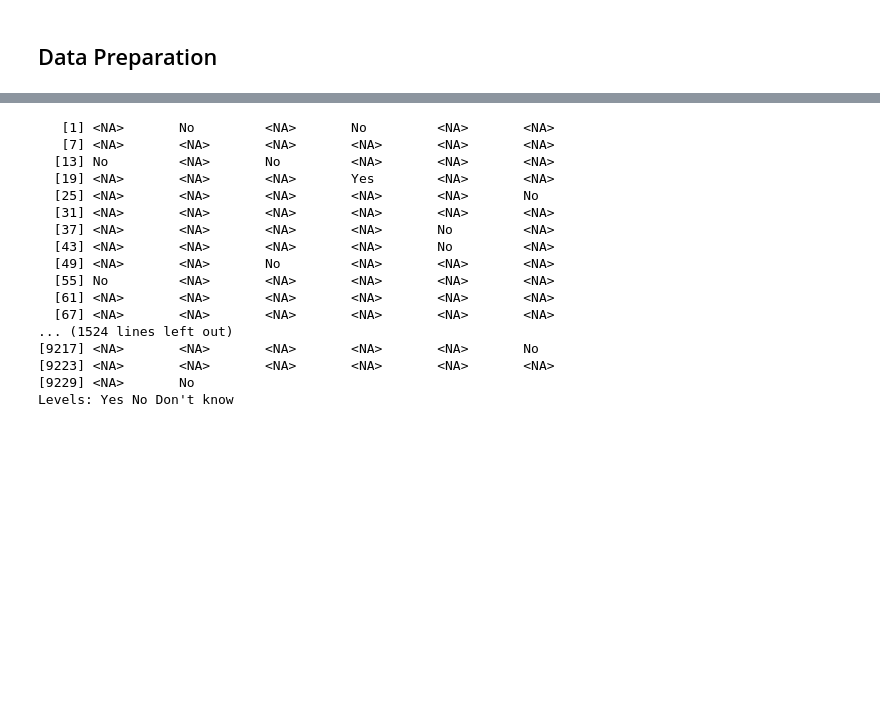
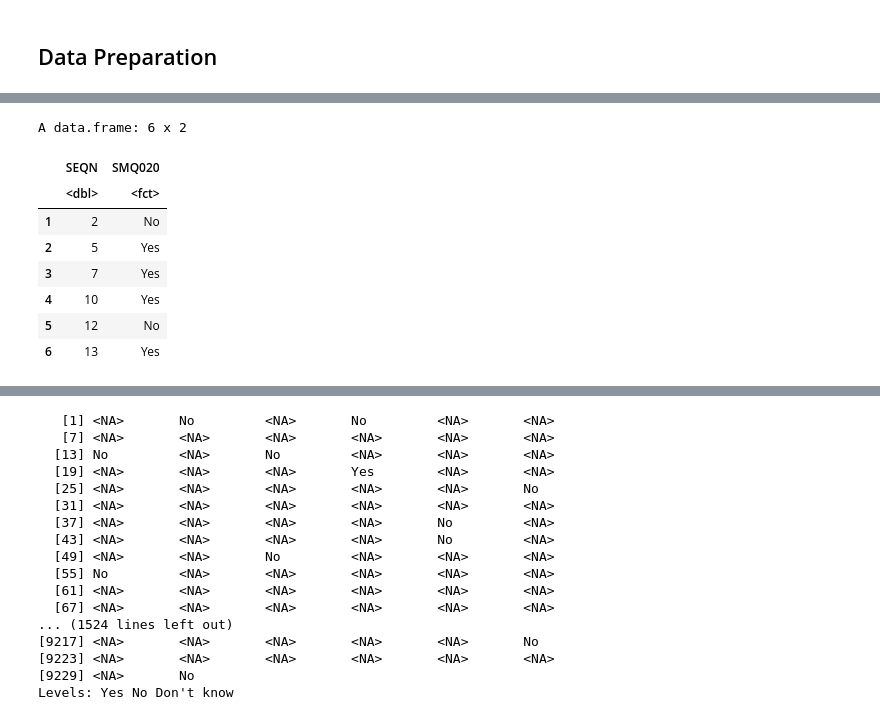
Before and after one commit to silvano315/Med-Physics, a Jupyter notebook: notebooks/NHANES_analysis.ipynb, the cells around one changed output, grey strips where cells are left out. Cells and saved outputs as stored; diff of their text form; code cells hidden in the pictures; blank space fills up the shorter version.

```diff
--- a/notebooks/NHANES_analysis.ipynb
+++ b/notebooks/NHANES_analysis.ipynb
@@ -105,0 +127,20 @@ for (i in colnames(demo_11)) {
+# %%
+# Smoking Status selection: SMQ020
+
+smoking_99_00_selected <- physical_99_00 %>%
+    select(SEQN, SMQ020)
+
+smoking_01_02_selected <- smoking_01_02 %>%
+    select(SEQN, SMQ020)
+# %%
+head(smoking_99_00_selected)
+# %% [output]
+A data.frame: 6 x 2
+|  | SEQN | SMQ020 |
+|  | <dbl> | <fct> |
+| 1 | 2 | No |
+| 2 | 5 | Yes |
+| 3 | 7 | Yes |
+| 4 | 10 | Yes |
+| 5 | 12 | No |
+| 6 | 13 | Yes |
```
Also changed, not shown: parts of 32 cells of this notebook.
